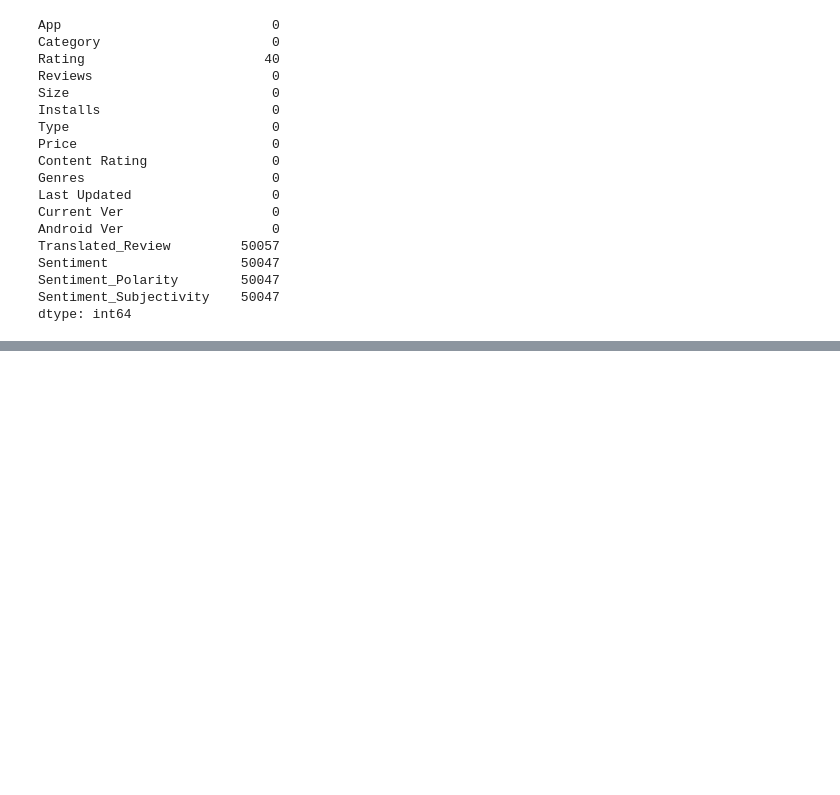
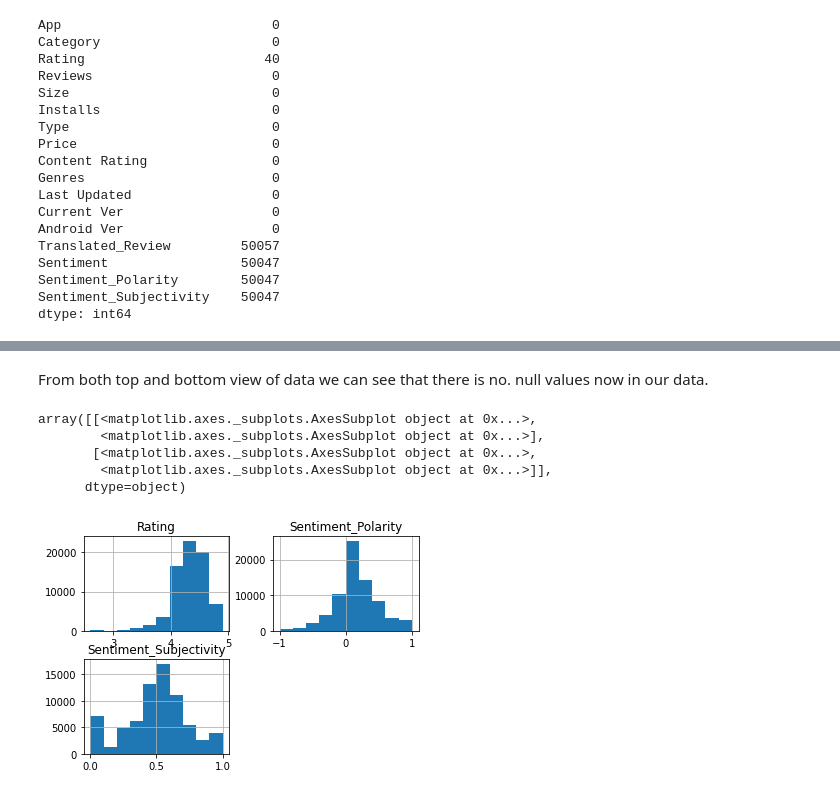
Before and after one commit to Shailendra114/Play-Store-App-Review-Analysis, a Jupyter notebook: Play_Store_App_Review_Analysis_Capstone_Project.ipynb, the cells around one changed output, grey strips where cells are left out. Saved outputs shown, nothing was run; the diff lists cells and outputs as text; code cells hidden in the pictures; blank space fills up the shorter version.

```diff
--- a/Play_Store_App_Review_Analysis_Capstone_Project.ipynb
+++ b/Play_Store_App_Review_Analysis_Capstone_Project.ipynb
@@ -751,3 +754,6 @@ Sentiment                 50047
 Sentiment_Polarity        50047
 Sentiment_Subjectivity    50047
 dtype: int64
+# %%
+# lets drop the null values
+Merged_df.dropna(axis=0,inplace=True)
@@ -753,0 +780,12 @@ dtype: int64
+# %% [markdown]
+From both top and bottom view of data we can see that there is no. null values now in our data.
+# %%
+#lets visualize it by plotting a histogram
+Merged_df.hist()
+# %% [output]
+array([[<matplotlib.axes._subplots.AxesSubplot object at 0x...>,
+        <matplotlib.axes._subplots.AxesSubplot object at 0x...>],
+       [<matplotlib.axes._subplots.AxesSubplot object at 0x...>,
+        <matplotlib.axes._subplots.AxesSubplot object at 0x...>]],
+      dtype=object)
+[figure, added]
```
Also changed, not shown: parts of 38 cells of this notebook.
